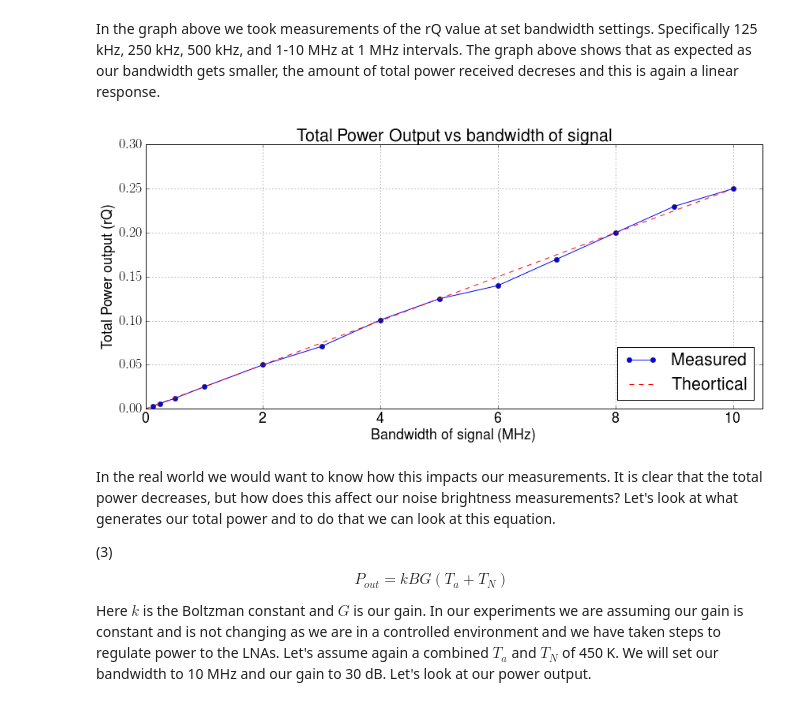
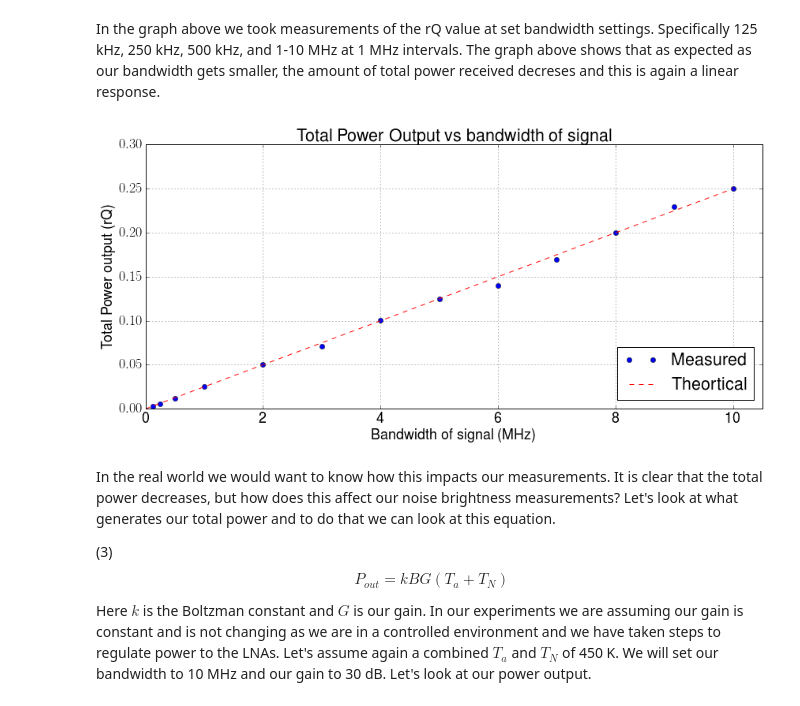
Before and after one commit to matgyver/Radiometer-SDR-Thesis, a Jupyter notebook: Experiments/Exp5/Exp5.ipynb, the cells around one changed output. Cells and saved outputs as stored; diff of their text form; code cells hidden in the pictures.

Commit message:
Minor fix to graphs
Minor update to images and a graph.

```diff
--- a/Experiments/Exp5/Exp5.ipynb
+++ b/Experiments/Exp5/Exp5.ipynb
@@ -141,21 +141,21 @@ In the graph above we took measurements of the rQ value at set bandwidth setting
 # %%
 matplotlib.rcParams.update({'font.size': 18, 'text.usetex': True})
 fig = plt.figure(figsize=(14,6), dpi=300)
-plot([125e3,250e3,500e3,1e6,2e6,3e6,4e6,5e6,6e6,7e6,8e6,9e6,10e6],[.003,.006,.012,.025,.050,.071,.101,.125,.140,.17,.20,.23,.25],'-bo',label='Measured')
+plot([125e3,250e3,500e3,1e6,2e6,3e6,4e6,5e6,6e6,7e6,8e6,9e6,10e6],[.003,.006,.012,.025,.050,.071,.101,.125,.140,.17,.20,.23,.25],'bo',label='Measured')
 plot(bfilt,t_pwr,'r--',label='Theortical')
 xlabel('Bandwidth of signal (MHz)')
 ylabel('Total Power output (rQ)')
 title('Total Power Output vs bandwidth of signal')
 axis([0, 10.5e6, 0, .3])
 def fmt_mhz(val,pos=None):
     return '%g' % (val / 1e6)
 gca().xaxis.set_major_formatter(FuncFormatter(fmt_mhz))
 plt.legend(loc='lower right')
 grid(True)
 fig.savefig("combined_plot.pdf", dpi=300)
 fig.savefig("combined_plot.png", dpi=300)
 # %% [output]
-[figure, old version]
+[figure, new version]
 # %% [markdown]
 In the real world we would want to know how this impacts our measurements.  It is clear that the total power decreases, but how does this affect our noise brightness measurements?  Let's look at what generates our total power and to do that we can look at this equation.
 
```
Also changed, not shown: 12 other files.
